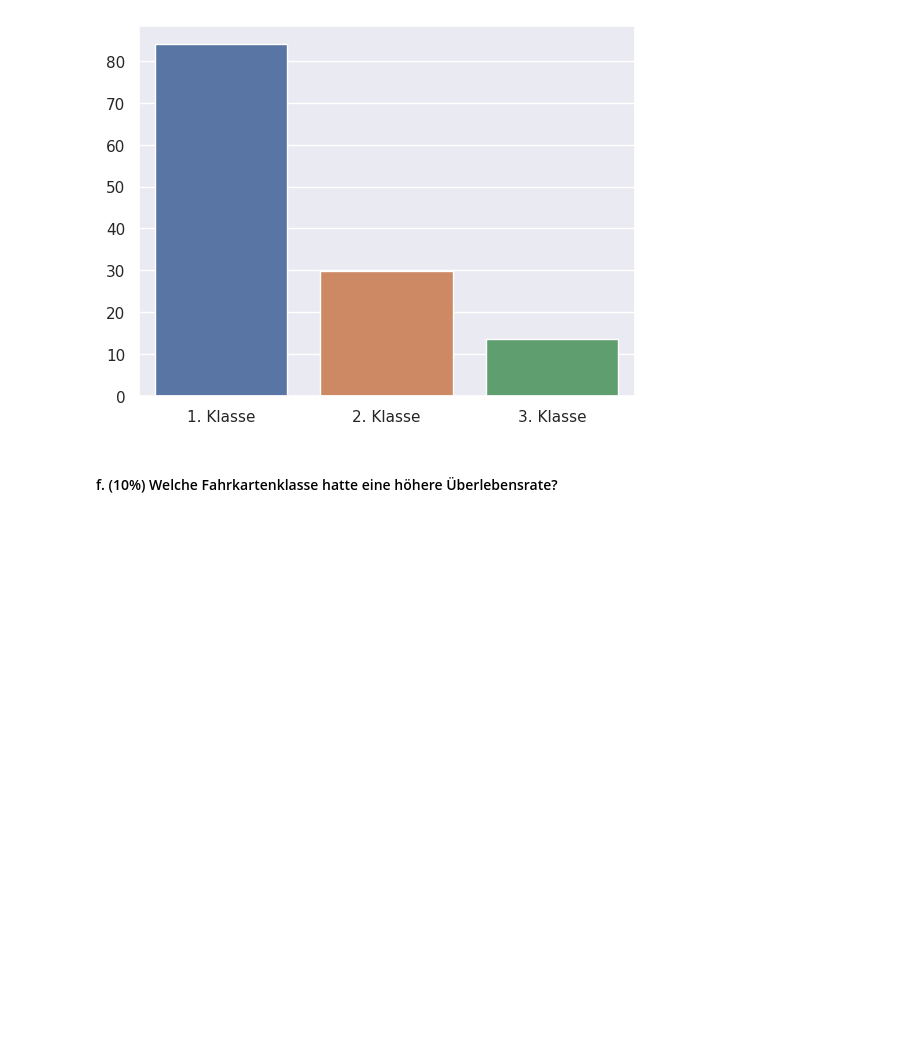
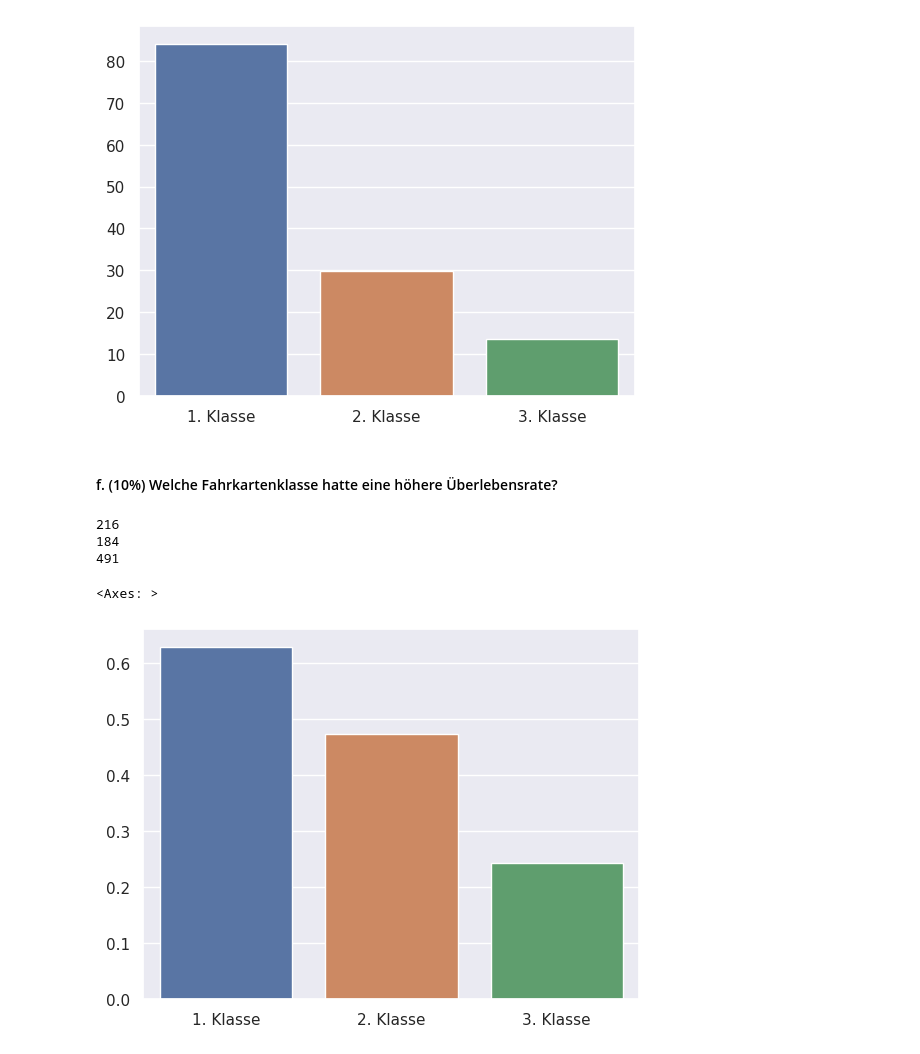
Before and after one commit to LukasLow/UniKurs_DataScience1, a Jupyter notebook: Hausaufgaben/Aufgaben/Hausaufgabe04/Exercise_pandas_seaborn.ipynb, the cells around one changed output. Drawn from its saved outputs; the diff is of its cells as text; code cells hidden in the pictures; blank space fills up the shorter version.

```diff
--- a/Hausaufgaben/Aufgaben/Hausaufgabe04/Exercise_pandas_seaborn.ipynb
+++ b/Hausaufgaben/Aufgaben/Hausaufgabe04/Exercise_pandas_seaborn.ipynb
@@ -408,3 +408,31 @@ sns.barplot(x='Passagierklasse', y='Preis', data=data)
 [figure]
 # %% [markdown]
 #### f. (10%) Welche Fahrkartenklasse hatte eine höhere Überlebensrate?
+# %%
+# Überlebensrate 1. Klasse
+num_first = df.loc[df['Pclass'] == 1 , 'Survived'].count()
+print(num_first)
+first_surv = df.loc[(df['Pclass'] == 1 ) & (df['Survived'] == 1), 'Survived'].count()
+first_rate = first_surv / num_first
+
+# Überlebensrate 2. Klasse
+num_second = df.loc[df['Pclass'] == 2 , 'Survived'].count()
+print(num_second)
+second_surv = df.loc[(df['Pclass'] == 2 ) & (df['Survived'] == 1), 'Survived'].count()
+second_rate = second_surv / num_second
+
+# Überlebensrate 3. Klasse
+num_third = df.loc[df['Pclass'] == 3 , 'Survived'].count()
+print(num_third)
+third_surv = df.loc[(df['Pclass'] == 3 ) & (df['Survived'] == 1), 'Survived'].count()
+third_rate = third_surv / num_third
+
+# Balkendiagramm erstellen
+data = {'Passagierklasse':['1. Klasse','2. Klasse', '3. Klasse'], 'Überlebensrate':[ first_rate, second_rate, third_rate ] }
+sns.barplot(x='Passagierklasse', y='Überlebensrate', data=data)
+# %% [output]
+216
+184
+491
+<Axes: >
+[figure, added]
```
